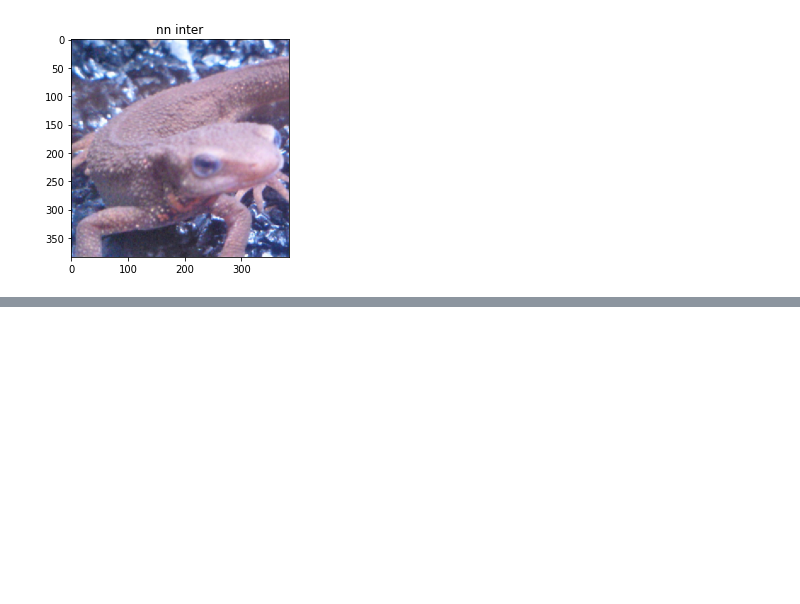
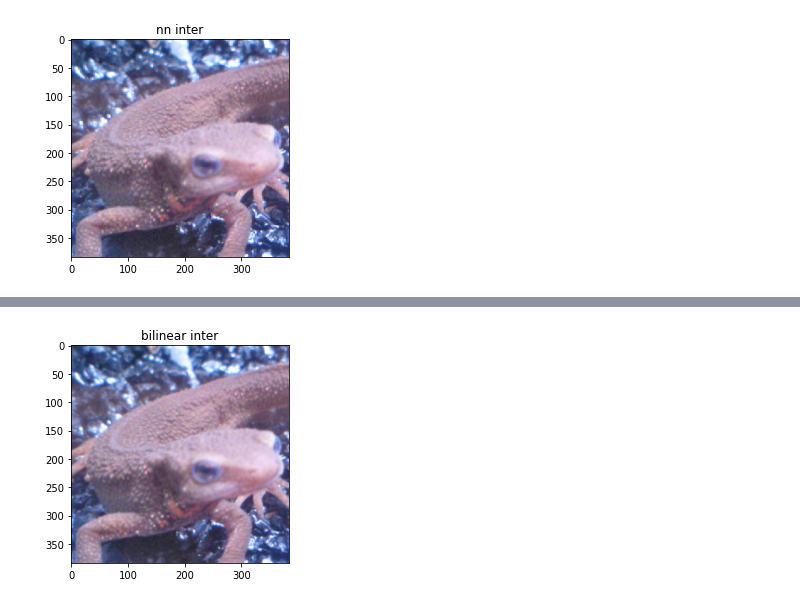
Before and after one commit to TakuroTerui/Gasyori100knock, a Jupyter notebook: work/Gasyori100knock_Q21_30.ipynb, the cells around one changed output, grey strips where cells are left out. Cells and saved outputs as stored; diff of their text form; code cells hidden in the pictures; blank space fills up the shorter version.

```diff
--- a/work/Gasyori100knock_Q21_30.ipynb
+++ b/work/Gasyori100knock_Q21_30.ipynb
@@ -346,0 +357,31 @@ plt.imshow(img_nn); plt.title('nn inter'); plt.show()
+# %%
+# answer
+def bilinear_inter(img, a, b):
+    h, w, c = img.shape
+    out_h = int(h * a)
+    out_w = int(w * b)
+
+    xs, ys = np.meshgrid(range(out_w), range(out_h)) # output image index
+
+    _xs = np.floor(xs / b).astype(int) # original x
+    _ys = np.floor(ys / a).astype(int) # original y
+
+    dx = xs / b - _xs
+    dy = ys / a - _ys
+
+    dx = np.repeat(np.expand_dims(dx, axis=-1), c, axis=-1) # repeat channel
+    dy = np.repeat(np.expand_dims(dy, axis=-1), c, axis=-1) # repeat channel
+
+    _xs1p = np.minimum(_xs + 1, w - 1)
+    _ys1p = np.minimum(_ys + 1, h - 1)
+
+
+    out = (1 - dx) * (1 - dy) * img[_ys, _xs] + dx * (1 - dy) * img[_ys, _xs1p] + \
+                    (1 - dx) * dy * img[_ys1p, _xs] + dx * dy * img[_ys1p, _xs1p]
+
+    return np.clip(out, 0, 255).astype(np.uint8)
+# %%
+img_bl = bilinear_inter(img_orig, a=1.5, b=1.5)
+plt.imshow(img_bl); plt.title('bilinear inter'); plt.show()
+# %% [output]
+[figure, added]
```
Also changed, not shown: parts of 19 cells of this notebook.
